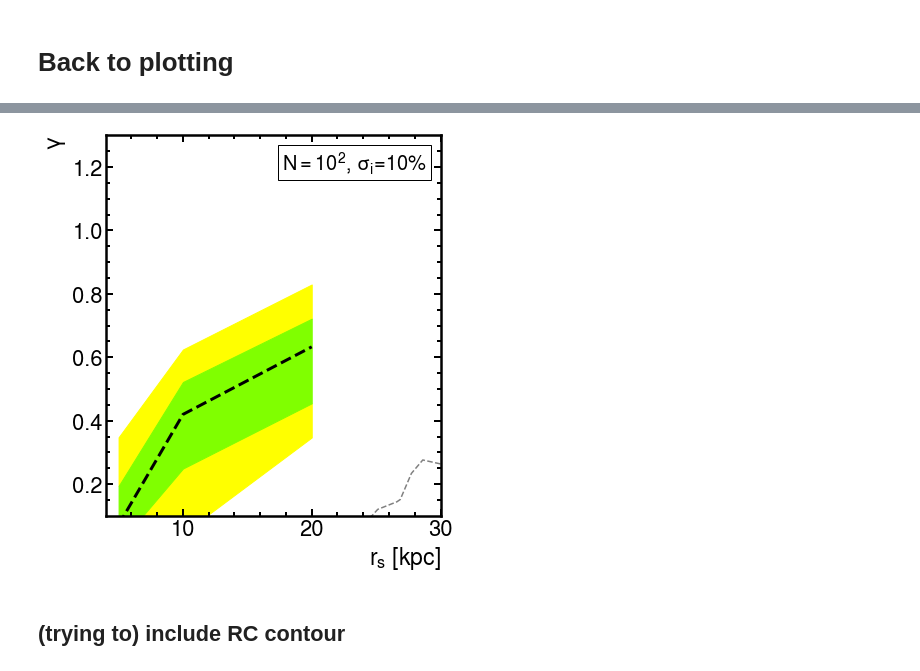
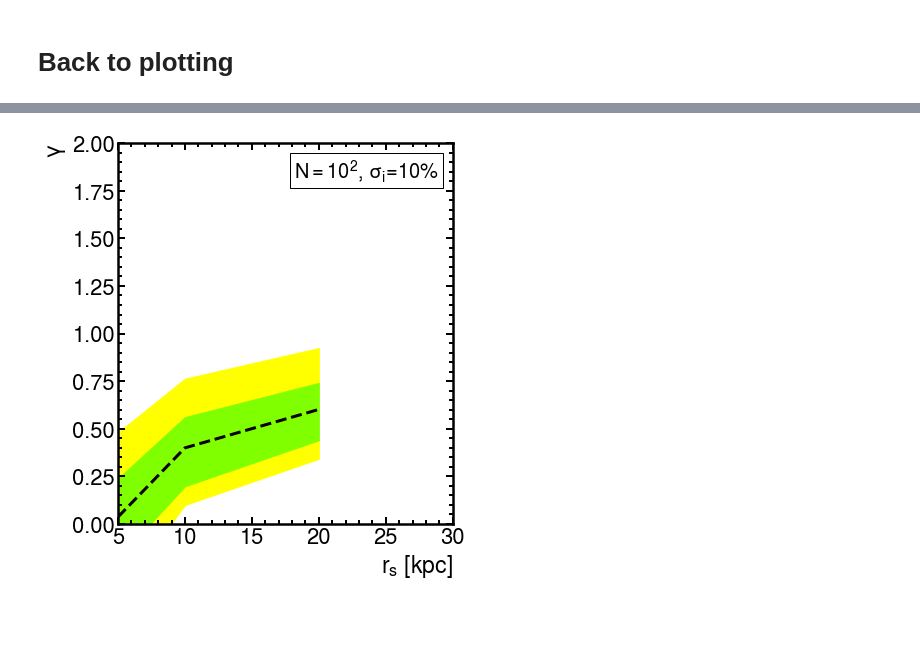
Before and after one commit to mariabenitocst/exoplanets, a Jupyter notebook: jupyter-notebook/experimental_sensitivity.ipynb, the cells around one changed output, grey strips where cells are left out. Saved outputs shown, nothing was run; the diff lists cells and outputs as text; code cells hidden in the pictures; blank space fills up the shorter version.

```diff
--- a/jupyter-notebook/experimental_sensitivity.ipynb
+++ b/jupyter-notebook/experimental_sensitivity.ipynb
@@ -1837,55 +2170,54 @@ No handles with labels found to put in legend.
 # %%
-import matplotlib as mpl
-mpl.rcParams['axes.linewidth'] = 2.5 #set the value globally
+fig, ax = plt.subplots(1, 2, figsize=(12, 7), sharex=True, sharey=True)
 
-fig, ax = plt.subplots(1, 1, figsize=(6, 7))
+path="/home/mariacst/exoplanets/results/upper_limit/"
 
-path="../python/data_UL/"
-
-ex="baseline"; nBDs=100; f=1.; sigma=0.1
-nBDs=100; sigma=0.1; f=1.
+ex="baseline"; f=1.; sigma=0.1
+nBDs=100;
 rs = [5., 10., 20.]; UL = []; gamma_UL_2sigma_minus=[]
 gamma_UL_2sigma_plus=[]; gamma_UL_1sigma_minus=[]; gamma_UL_1sigma_plus=[]
 
 for _rs in rs:
-    data = np.genfromtxt(path + "UL_" + ex + "_nBDs%i_sigma%.1f_f%.1f_steps200_rs%.1f_gNFW.dat"
+    data = np.genfromtxt(path + "UL_TSlogL_" + ex + "_nBDs%i_sigma%.1f_f%.1f_rs%.1f_gNFW.dat"
                          %(nBDs, sigma, f, _rs), unpack=True)
-    UL.append(np.median(data)); gamma_UL_1sigma_minus.append(np.percentile(data, 15.85))
-    gamma_UL_1sigma_plus.append(np.percentile(data, 84.15)); gamma_UL_2sigma_plus.append(np.percentile(data, 97.7))
-    gamma_UL_2sigma_minus.append(np.percentile(data, 2.30))
+    UL.append(np.median(data[1]));
+    gamma_UL_1sigma_minus.append(np.percentile(data[1], 15.85))
+    gamma_UL_1sigma_plus.append(np.percentile(data[1], 84.15));
+    gamma_UL_2sigma_plus.append(np.percentile(data[1], 97.7))
+    gamma_UL_2sigma_minus.append(np.percentile(data[1], 2.30))
 #ax.fill_between(data[0], gaussian_filter1d(data[1], sigma=smooth), y2=2.,color=col,alpha=0.4,zorder=zo)
-ax.plot(rs, UL, color="k", lw=3., ls="--")
 
-ax.fill_between(rs, gamma_UL_2sigma_minus, y2=gamma_UL_1sigma_minus, color="#ffff00")
-ax.fill_between(rs, gamma_UL_1sigma_plus, y2=gamma_UL_2sigma_plus, color="#ffff00")
-ax.fill_between(rs, gamma_UL_1sigma_minus, y2=gamma_UL_1sigma_plus, color="#80ff00")
+ax[0].plot(rs, UL, color="k", lw=3., ls="--")
 
+smooth=0.1
+ax[0].fill_between(rs, gaussian_filter1d(gamma_UL_2sigma_minus, sigma=smooth),
+                y2=gaussian_filter1d(gamma_UL_1sigma_minus, sigma=smooth), color="#ffff00")
+ax[0].fill_between(rs, gaussian_filter1d(gamma_UL_1sigma_plus, sigma=smooth),
+                y2=gamma_UL_2sigma_plus, color="#ffff00")
+ax[0].fill_between(rs, gaussian_filter1d(gamma_UL_1sigma_minus, sigma=smooth),
+                y2=gaussian_filter1d(gamma_UL_1sigma_plus, sigma=smooth), color="#80ff00")
 
 
 #ax.text(10, 1.1, "nBDs=%i, f=1, $\sigma=$10"%(nBDs)+"$\%$",color=line_col,fontsize=small_fs,rotation=10)
 
-
-ax.set_ylabel(r"$\gamma$", fontsize=23); ax.set_xlabel(r"$r_s$ [kpc]", fontsize=23)
-ax.set_ylim(0.1, 1.3); ax.set_xlim(4., 30.)
+ax[0].set_ylabel(r"$\gamma$", fontsize=23); ax[0].set_xlabel(r"$r_s$ [kpc]", fontsize=23)
+ax[0].set_ylim(0., 2); ax[0].set_xlim(5., 30.)
 
 from matplotlib.offsetbox import AnchoredText
 text_box = AnchoredText((r"$N=10^{%i}$, $\sigma_i$=%i"
                             %(int(np.log10(nBDs)), int(sigma*100))
                             + "$\% $"),
                             frameon=True, loc=1, pad=0.2, prop=dict(size=20))
 plt.setp(text_box.patch, facecolor="white")
 ax.add_artist(text_box)
 
 plt.setp(ax.get_xticklabels(), fontsize=22)
 plt.setp(ax.get_yticklabels(), fontsize=22)
 
 
-ax.contour(y, x, chi2_grid, levels=(np.min(chi2_grid), np.min(chi2_grid)+10,), colors="grey",)
-
 ax.tick_params(which='major',direction="in",width=2.,length=7,right=True,top=True,pad=3)
 ax.tick_params(which='minor',direction="in",width=2.,length=4,right=True,top=True)
 fig.savefig("ul_" + ex + "_nBDs%i_sigma%.1f_f%.1f.png"%(nBDs, sigma, f), bbox_inches="tight")
+#ax.set_ylim(1., 1.5)
 # %% [output]
-[figure, old version]
+[figure, new version]
-# %% [markdown]
-## (trying to) include RC contour
```
Also changed, not shown: parts of 29 cells of this notebook, 50 other files.
